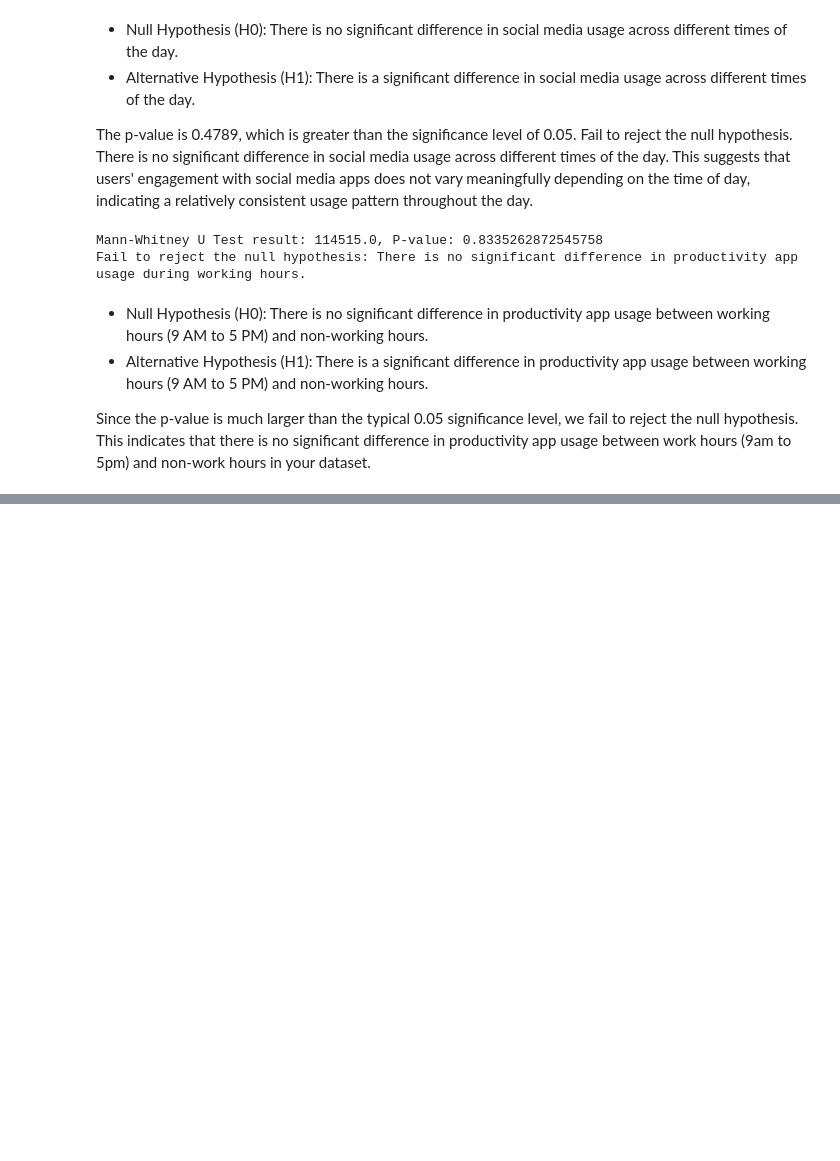
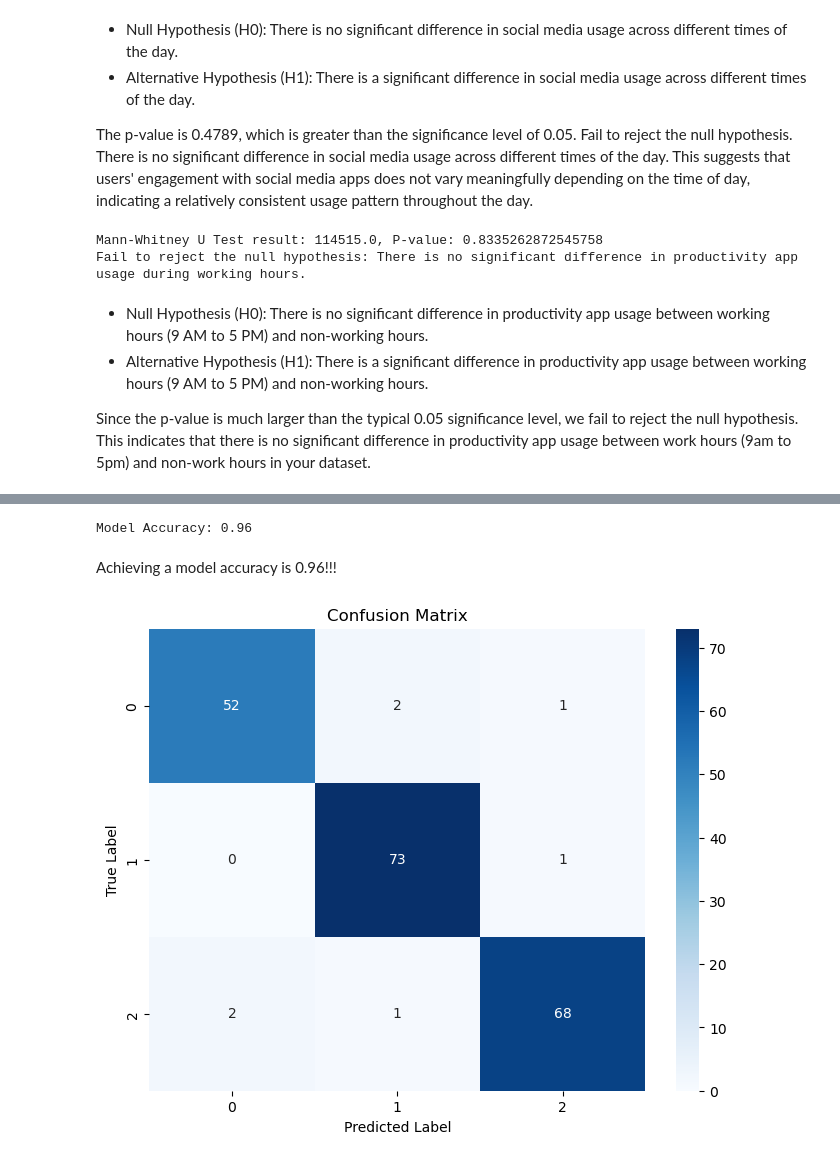
Before and after one commit to ElifSurucu/Understanding-Mobile-Usage-Trends, a Jupyter notebook: Notebooks/Modeling_Notebook.ipynb, the cells around one changed output, grey strips where cells are left out. Saved outputs shown, nothing was run; the diff lists cells and outputs as text; code cells hidden in the pictures; blank space fills up the shorter version.

```diff
--- a/Analysis_Notebook.ipynb
+++ b/Notebooks/Modeling_Notebook.ipynb
@@ -788,0 +1005,9 @@ Since the p-value is much larger than the typical 0.05 significance level, we fa
+# %%
+X = data_encoded.drop(columns=['Type_of_Use'])
+y = data_encoded['Type_of_Use']
+# %%
+X_train, X_test, y_train, y_test = train_test_split(X, y, test_size=0.2, random_state=0)
+# %%
+from xgboost import XGBClassifier
+model = XGBClassifier(use_label_encoder=False, eval_metric='mlogloss')  # Use `eval_metric` to avoid warnings
+model.fit(X_train, y_train)
@@ -788,0 +1029,18 @@ Since the p-value is much larger than the typical 0.05 significance level, we fa
+# %%
+y_pred = model.predict(X_test)
+accuracy = accuracy_score(y_test, y_pred)
+print(f"Model Accuracy: {accuracy:.2f}")
+# %% [output]
+Model Accuracy: 0.96
+# %% [markdown]
+Achieving a model accuracy is 0.96!!!
+# %%
+conf_matrix = confusion_matrix(y_test, y_pred)
+plt.figure(figsize=(8, 6))
+sns.heatmap(conf_matrix, annot=True, fmt="d", cmap="Blues", xticklabels=model.classes_, yticklabels=model.classes_)
+plt.xlabel("Predicted Label")
+plt.ylabel("True Label")
+plt.title("Confusion Matrix")
+plt.show()
+# %% [output]
+[figure, added]
```
Also changed, not shown: parts of 21 cells of this notebook, 2 other files.
